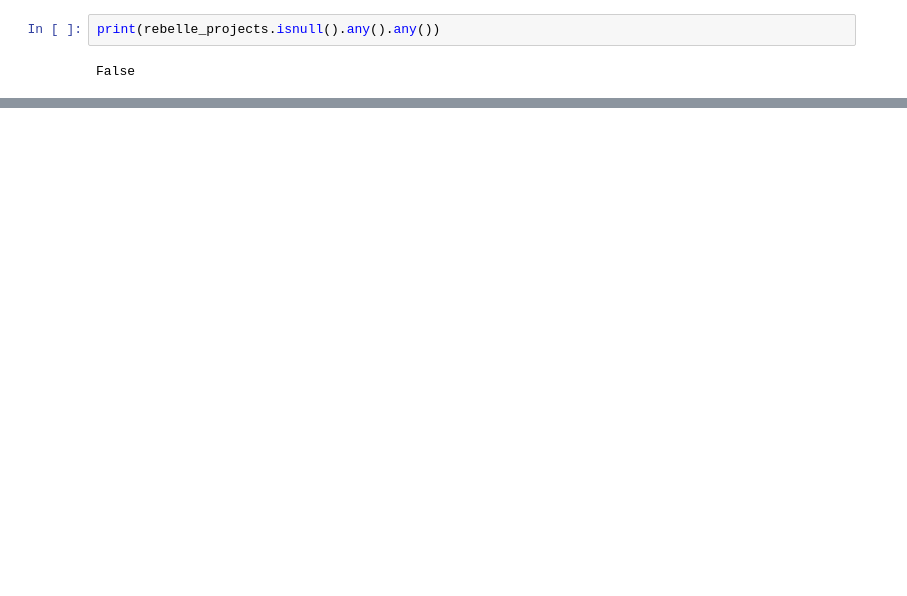
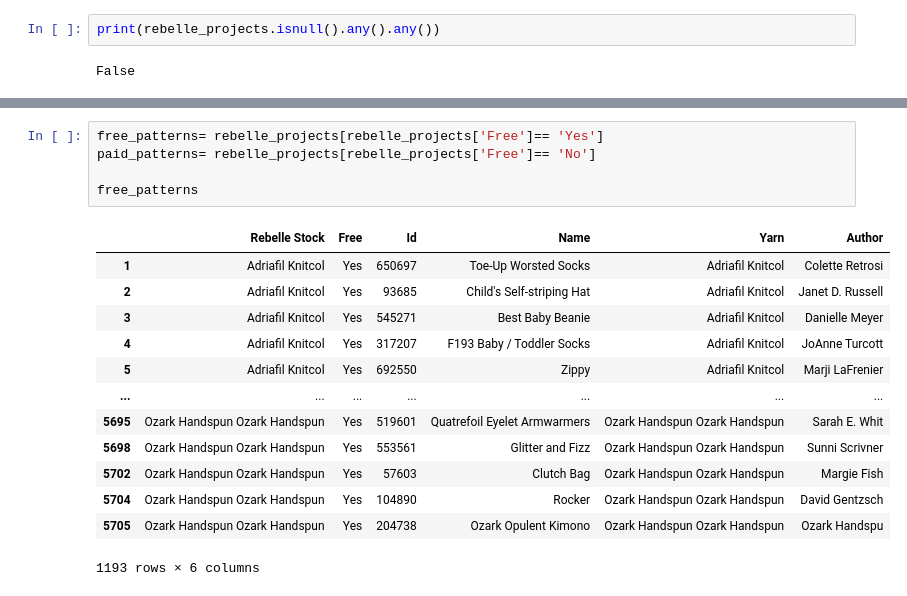
Before and after one commit to amoeba731/Yarnshop, a Jupyter notebook: yarnshop.ipynb, the cells around one changed output, grey strips where cells are left out. Cells and saved outputs as stored; diff of their text form; blank space fills up the shorter version.

```diff
--- a/yarnshop.ipynb
+++ b/yarnshop.ipynb
@@ -244,0 +316,19 @@ rebelle_projects[rebelle_projects["Author"]=="Taiga Hilliard"]
+# %%
+free_patterns= rebelle_projects[rebelle_projects['Free']== 'Yes']
+paid_patterns= rebelle_projects[rebelle_projects['Free']== 'No']
+
+free_patterns
+# %% [output]
+|  | Rebelle Stock | Free | Id | Name | Yarn | Author |
+| 1 | Adriafil Knitcol | Yes | 650697 | Toe-Up Worsted Socks | Adriafil Knitcol | Colette Retrosi |
+| 2 | Adriafil Knitcol | Yes | 93685 | Child's Self-striping Hat | Adriafil Knitcol | Janet D. Russell |
+| 3 | Adriafil Knitcol | Yes | 545271 | Best Baby Beanie | Adriafil Knitcol | Danielle Meyer |
+| 4 | Adriafil Knitcol | Yes | 317207 | F193 Baby / Toddler Socks | Adriafil Knitcol | JoAnne Turcott |
+| 5 | Adriafil Knitcol | Yes | 692550 | Zippy | Adriafil Knitcol | Marji LaFrenier |
+| ... | ... | ... | ... | ... | ... | ... |
+| 5695 | Ozark Handspun Ozark Handspun | Yes | 519601 | Quatrefoil Eyelet Armwarmers | Ozark Handspun Ozark Handspun | Sarah E. Whit |
+| 5698 | Ozark Handspun Ozark Handspun | Yes | 553561 | Glitter and Fizz | Ozark Handspun Ozark Handspun | Sunni Scrivner |
+| 5702 | Ozark Handspun Ozark Handspun | Yes | 57603 | Clutch Bag | Ozark Handspun Ozark Handspun | Margie Fish |
+| 5704 | Ozark Handspun Ozark Handspun | Yes | 104890 | Rocker | Ozark Handspun Ozark Handspun | David Gentzsch |
+| 5705 | Ozark Handspun Ozark Handspun | Yes | 204738 | Ozark Opulent Kimono | Ozark Handspun Ozark Handspun | Ozark Handspu |
+1193 rows × 6 columns
```
Also changed, not shown: parts of 20 cells of this notebook, 1 other file.
